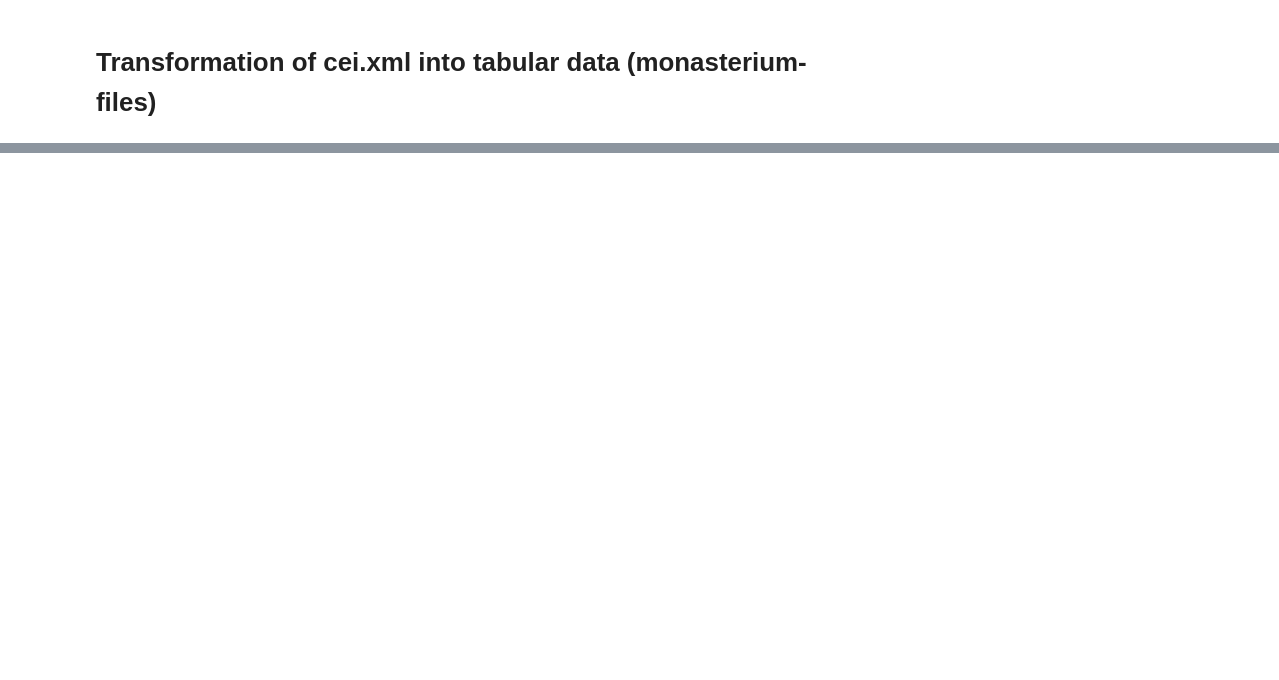
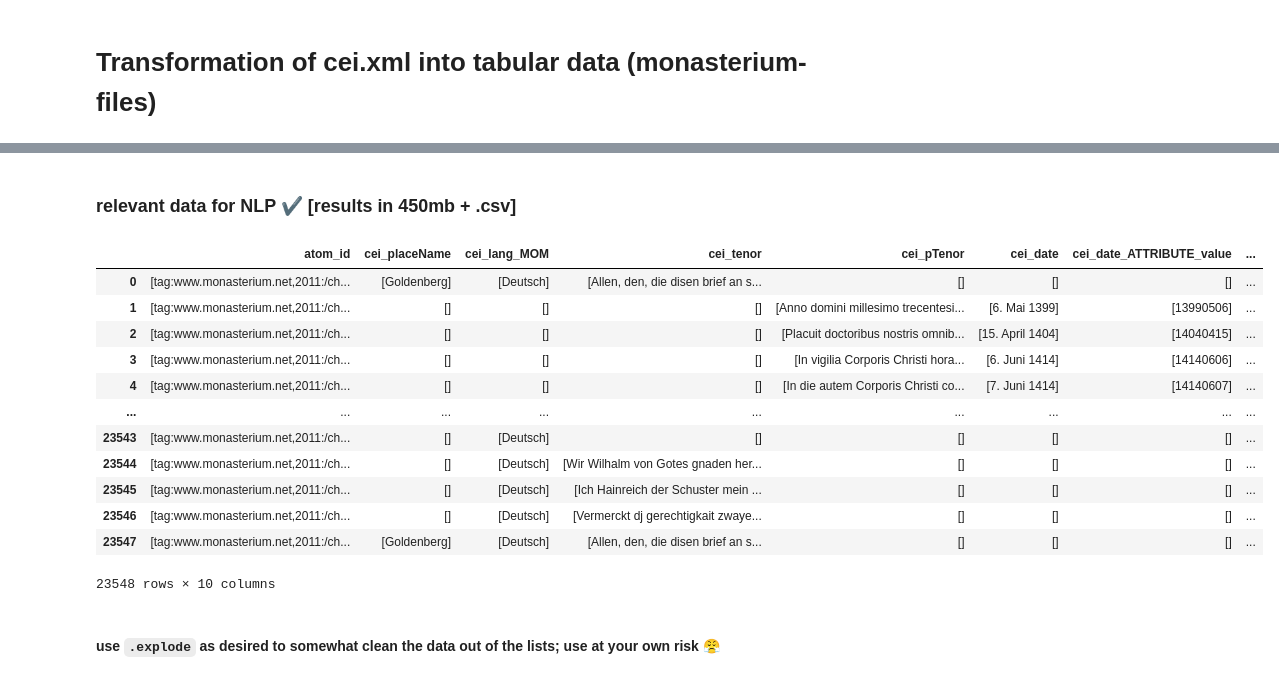
Before and after one commit to Didip-eu/ddpa_lines, a Jupyter notebook: notebooks/CEI2CSV.ipynb, the cells around one changed output, grey strips where cells are left out. Saved outputs shown, nothing was run; the diff lists cells and outputs as text; code cells hidden in the pictures; blank space fills up the shorter version.

Commit message:
added solution -> .csv for nlp and cv purposes
- added (less urgent) entries in to-do list

```diff
--- a/notebooks/CEI2CSV.ipynb
+++ b/notebooks/CEI2CSV.ipynb
@@ -387,0 +112,2 @@ Name: atomID, Length: 91, dtype: int64
+# %% [markdown]
+### relevant data for NLP ✔ [results in 450mb + .csv]
@@ -387,0 +119,52 @@ Name: atomID, Length: 91, dtype: int64
+# %%
+namespaces = {'atom': 'http://www.w3.org/2005/Atom', 'cei': 'http://www.monasterium.net/NS/cei'}
+directoryPath = '\\\?/'+'C://Users/atzenhof/playground/GitHub/didip/data/db_subset_for_test/transcriptions-ref'# escape needed for subdirectory paths longer than system allows for
+#directoryPath = '\\\?/'+'C://Users/atzenhof/playground/GitHub/didip/data/db_subset_for_test/transcriptions-ref/test'# escape needed for subdirectory paths longer than system allows for
+#directoryPath = '\\\?/'+'C://Users/atzenhof/playground/GitHub/didip/data/db/mom-data/metadata.charter.public'# escape needed for subdirectory paths longer than system allows for
+fileExtension = ('*.cei.xml')
+# %%
+atom_id = []
+cei_placeName = []
+cei_lang_MOM = []
+cei_tenor = []
+cei_pTenor = []
+cei_date = []
+cei_date_ATTRIBUTE_value = []
+cei_dateRange = []
+cei_dateRange_ATTRIBUTE_from = []
+cei_dateRange_ATTRIBUTE_to = []
+# %%
+# whole metadata.charter.public directory takes 12min + on Florian's Dell laptop for this query
+for file in Path(directoryPath).rglob(fileExtension):
+    tree = etree.parse(str(file))
+    atom_id.append(tree.xpath("//atom:id/text()", namespaces = namespaces))
+    cei_placeName.append(tree.xpath(".//cei:placeName/text()", namespaces = namespaces))
+    cei_lang_MOM.append(tree.xpath(".//cei:lang_MOM/text()", namespaces = namespaces))
+    cei_tenor.append(tree.xpath("//cei:tenor/text()", namespaces = namespaces))
+    cei_pTenor.append(tree.xpath("//cei:pTenor/text()", namespaces = namespaces))
+    cei_date.append(tree.xpath("//cei:date/text()", namespaces = namespaces))
+    cei_date_ATTRIBUTE_value.append(tree.xpath("//cei:date/@value", namespaces = namespaces))
+    cei_dateRange.append(tree.xpath("//cei:dateRange/text()", namespaces = namespaces))
+    cei_dateRange_ATTRIBUTE_from.append(tree.xpath("//cei:dateRange/@from", namespaces = namespaces))
+    cei_dateRange_ATTRIBUTE_to.append(tree.xpath("//cei:dateRange/@to", namespaces = namespaces))
+# %%
+charter_contents = list(zip(atom_id, cei_placeName, cei_lang_MOM, cei_tenor, cei_pTenor, cei_date, cei_date_ATTRIBUTE_value, cei_dateRange, cei_dateRange_ATTRIBUTE_from, cei_dateRange_ATTRIBUTE_to))
+charter_contents = pd.DataFrame(charter_contents).rename(columns={0: "atom_id", 1: "cei_placeName", 2: "cei_lang_MOM", 3: "cei_tenor", 4:"cei_pTenor", 5: "cei_date", 6: "cei_date_ATTRIBUTE_value", 7: "cei_dateRange", 8: "cei_dateRange_ATTRIBUTE_from", 9: "cei_dateRange_ATTRIBUTE_to"})
+# %%
+charter_contents
+# %% [output]
+|  | atom_id | cei_placeName | cei_lang_MOM | cei_tenor | cei_pTenor | cei_date | cei_date_ATTRIBUTE_value | ... |
+| 0 | [tag:www.monasterium.net,2011:/ch... | [Goldenberg] | [Deutsch] | [Allen, den, die disen brief an s... | [] | [] | [] | ... |
+| 1 | [tag:www.monasterium.net,2011:/ch... | [] | [] | [] | [Anno domini millesimo trecentesi... | [6. Mai 1399] | [13990506] | ... |
+| 2 | [tag:www.monasterium.net,2011:/ch... | [] | [] | [] | [Placuit doctoribus nostris omnib... | [15. April 1404] | [14040415] | ... |
+| 3 | [tag:www.monasterium.net,2011:/ch... | [] | [] | [] | [In vigilia Corporis Christi hora... | [6. Juni 1414] | [14140606] | ... |
+| 4 | [tag:www.monasterium.net,2011:/ch... | [] | [] | [] | [In die autem Corporis Christi co... | [7. Juni 1414] | [14140607] | ... |
+| ... | ... | ... | ... | ... | ... | ... | ... | ... |
+| 23543 | [tag:www.monasterium.net,2011:/ch... | [] | [Deutsch] | [] | [] | [] | [] | ... |
+| 23544 | [tag:www.monasterium.net,2011:/ch... | [] | [Deutsch] | [Wir Wilhalm von Gotes gnaden her... | [] | [] | [] | ... |
+| 23545 | [tag:www.monasterium.net,2011:/ch... | [] | [Deutsch] | [Ich Hainreich der Schuster mein ... | [] | [] | [] | ... |
+| 23546 | [tag:www.monasterium.net,2011:/ch... | [] | [Deutsch] | [Vermerckt dj gerechtigkait zwaye... | [] | [] | [] | ... |
+| 23547 | [tag:www.monasterium.net,2011:/ch... | [Goldenberg] | [Deutsch] | [Allen, den, die disen brief an s... | [] | [] | [] | ... |
+23548 rows × 10 columns
+# %% [markdown]
+#### use `.explode` as desired to somewhat clean the data out of the lists; use at your own risk 😤
```
Also changed, not shown: parts of 64 cells of this notebook, 1 other file.
